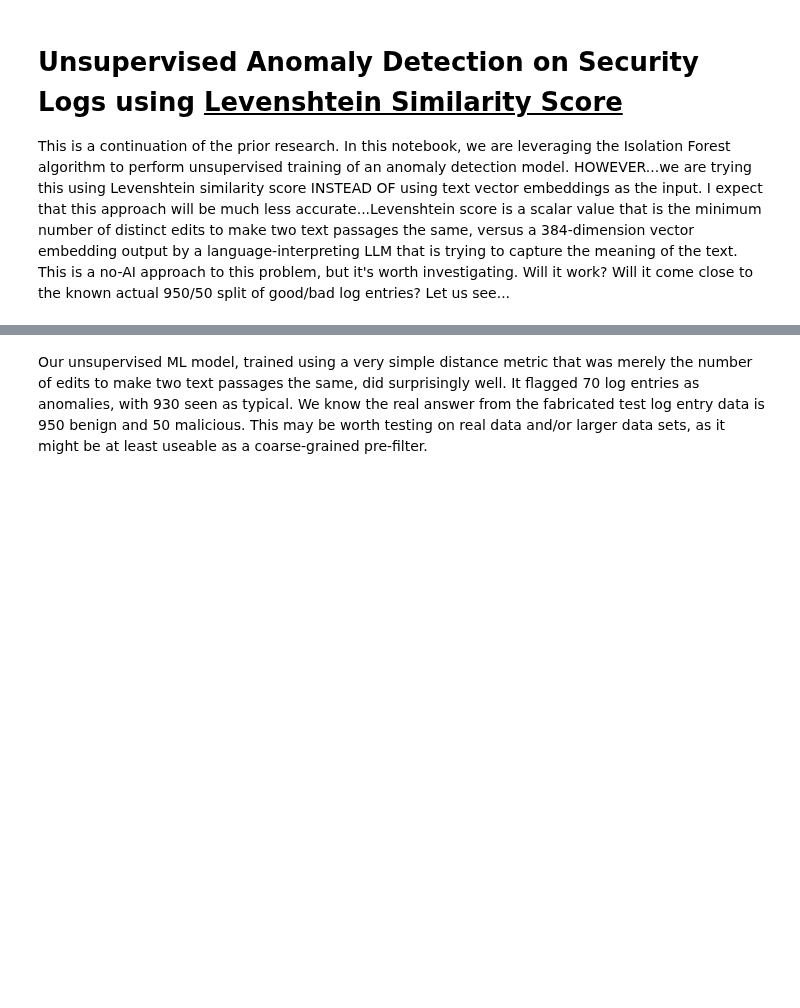
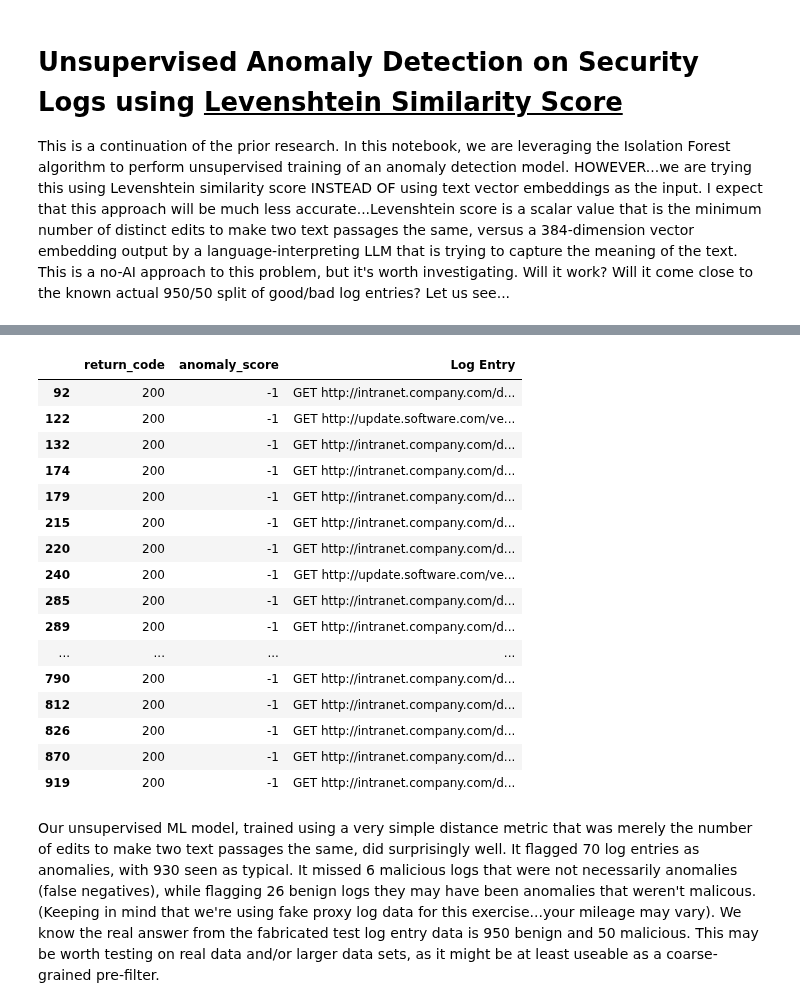
Before and after one commit to davidcsisk/vector-search-with-security-logs, a Jupyter notebook: unsupervised-anomaly-detection-with-levenshtein-similarity-scores.ipynb, the cells around one changed output, grey strips where cells are left out. Drawn from its saved outputs; the diff is of its cells as text; code cells hidden in the pictures; blank space fills up the shorter version.

```diff
--- a/unsupervised-anomaly-detection-with-levenshtein-similarity-scores.ipynb
+++ b/unsupervised-anomaly-detection-with-levenshtein-similarity-scores.ipynb
@@ -24,7 +28,9 @@ lev.distance("lewenstein", "levenshtein")
 # %%
 # We'll use the fabricated mixed proxy logs with known 950 benign log entries and 50 malicious log entries
 # Our goal is to see if we can get them accurately classified into that 950 benign + 50 malicious
-# Read the log data into a dataframe, and drop the columns we don't need for this exercise.
+# Read the log data into a dataframe, and drop the columns we don't need for this exercise, and
+# extract the return code to use in validating the eventual output
 df = pd.read_csv('proxy_logs_mixed.csv')
 df = df.drop(['IP Address', 'Timestamp'], axis=1)  # We don't need IP nor timestamp for this task
+df['return_code'] = df['Log Entry'].str.split().str[3]
 df.sample(3)
@@ -77,0 +149,8 @@ plt.show()
+# %%
+# Let's examine the "false negatives", since those would be the bigger concern...rows flagged as not an
+# anomaly but have return_code that's not 200
+pd.set_option('max_colwidth', None) # show full width of showing cols
+df[(df['anomaly_score'] == 1) & (df['return_code'] != '200')][['return_code', 'anomaly_score', 'Log Entry']]
+
+# These may not have been anomalies (not unusual log entries, compared to the bulk of logs), but were
+# actually malicious log entries that were blocked/failed
@@ -78,2 +165,27 @@ plt.show()
+# %%
+# Let's examine the "false positives"...rows flagged as anomaly but have return_code 200
+pd.set_option('max_colwidth', None) # show full width of showing cols
+df[(df['anomaly_score'] == -1) & (df['return_code'] == '200')][['return_code', 'anomaly_score', 'Log Entry']]
+
+# These may have truly anomalies (unusual log entries compared to the bulk of logs), but just were
+# not actually malicious log entries
+# %% [output]
+|  | return_code | anomaly_score | Log Entry |
+| 92 | 200 | -1 | GET http://intranet.company.com/d... |
+| 122 | 200 | -1 | GET http://update.software.com/ve... |
+| 132 | 200 | -1 | GET http://intranet.company.com/d... |
+| 174 | 200 | -1 | GET http://intranet.company.com/d... |
+| 179 | 200 | -1 | GET http://intranet.company.com/d... |
+| 215 | 200 | -1 | GET http://intranet.company.com/d... |
+| 220 | 200 | -1 | GET http://intranet.company.com/d... |
+| 240 | 200 | -1 | GET http://update.software.com/ve... |
+| 285 | 200 | -1 | GET http://intranet.company.com/d... |
+| 289 | 200 | -1 | GET http://intranet.company.com/d... |
+| ... | ... | ... | ... |
+| 790 | 200 | -1 | GET http://intranet.company.com/d... |
+| 812 | 200 | -1 | GET http://intranet.company.com/d... |
+| 826 | 200 | -1 | GET http://intranet.company.com/d... |
+| 870 | 200 | -1 | GET http://intranet.company.com/d... |
+| 919 | 200 | -1 | GET http://intranet.company.com/d... |
 # %% [markdown]
-Our unsupervised ML model, trained using a very simple distance metric that was merely the number of edits to make two text passages the same, did surprisingly well.  It flagged 70 log entries as anomalies, with 930 seen as typical.  We know the real answer from the fabricated test log entry data is 950 benign and 50 malicious.  This may be worth testing on real data and/or larger data sets, as it might be at least useable as a coarse-grained pre-filter.
+Our unsupervised ML model, trained using a very simple distance metric that was merely the number of edits to make two text passages the same, did surprisingly well.  It flagged 70 log entries as anomalies, with 930 seen as typical. It missed 6 malicious logs that were not necessarily anomalies (false negatives), while flagging 26 benign logs they may have been anomalies that weren't malicous. (Keeping in mind that we're using fake proxy log data for this exercise...your mileage may vary). We know the real answer from the fabricated test log entry data is 950 benign and 50 malicious.  This may be worth testing on real data and/or larger data sets, as it might be at least useable as a coarse-grained pre-filter.
```
Also changed, not shown: parts of 11 cells of this notebook, 1 other file.
